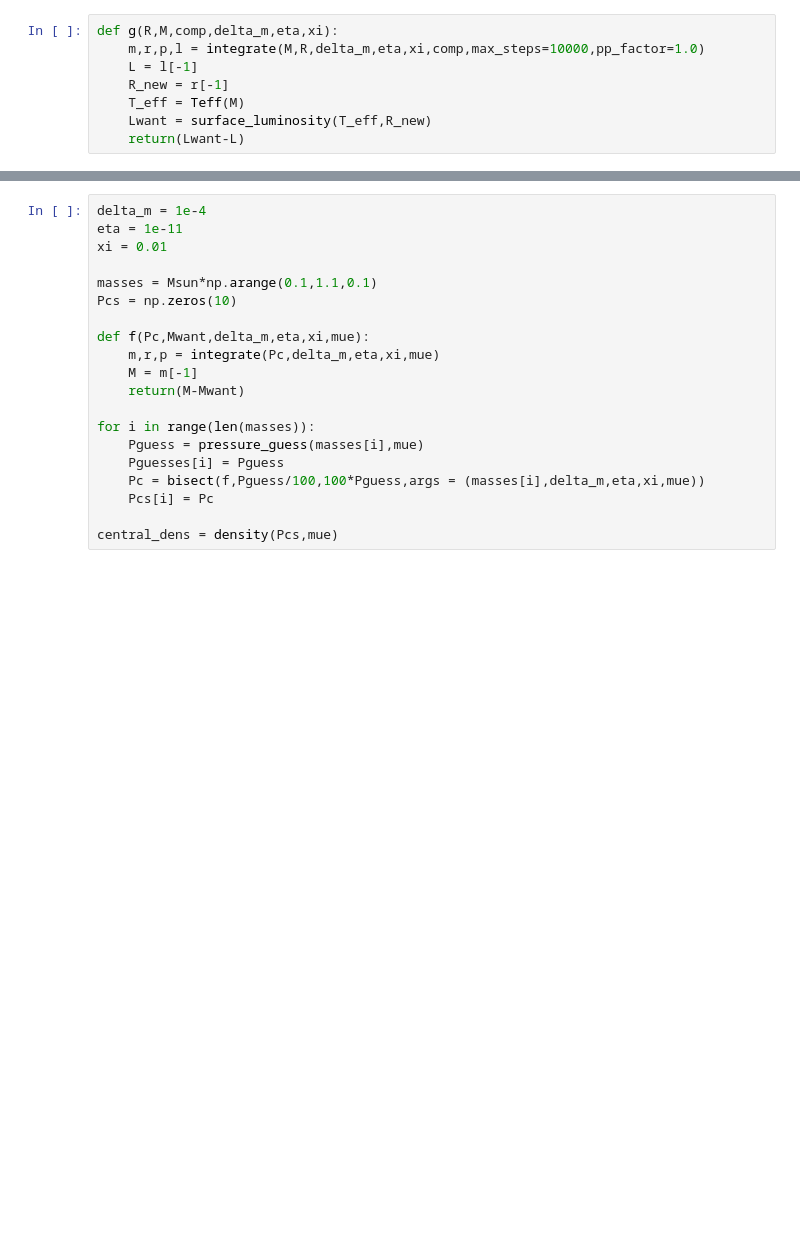
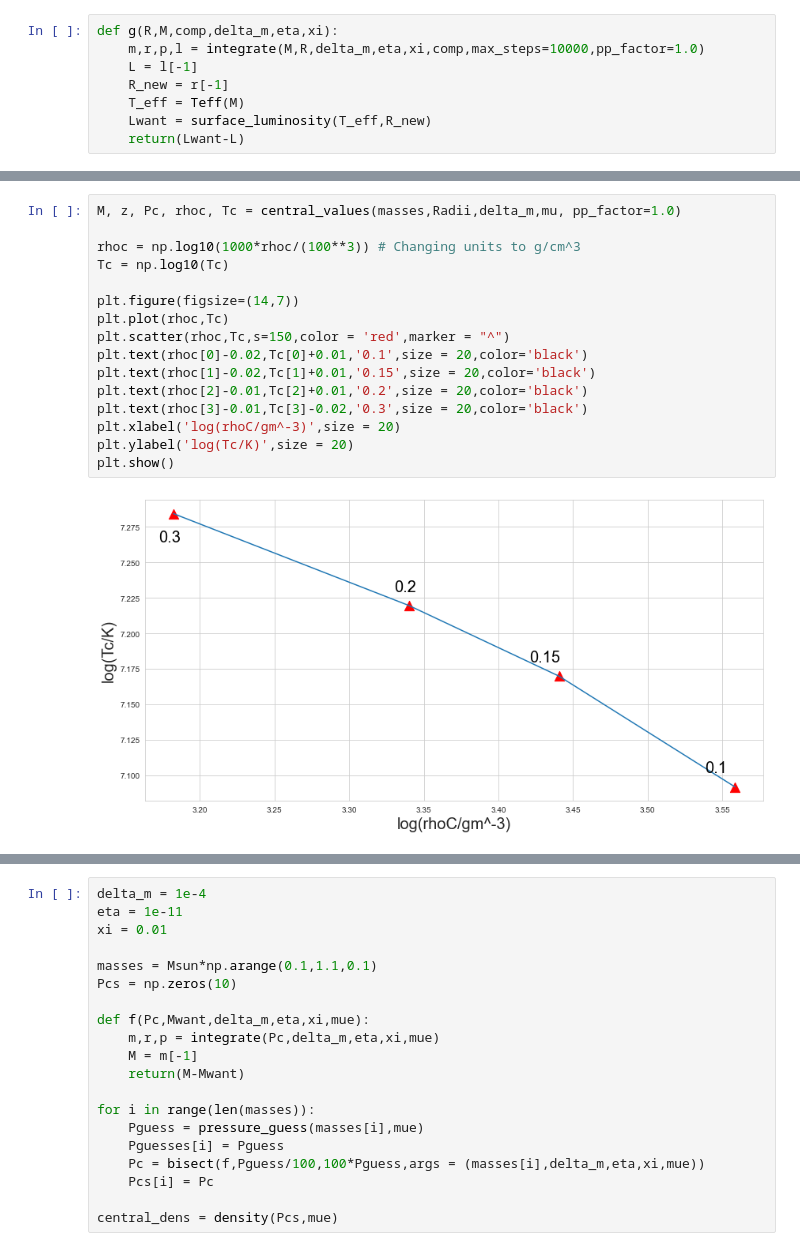
Before and after one commit to AriAtari/AST_Final_Project, a Jupyter notebook: Computational_Project_3.ipynb, the cells around one changed output, grey strips where cells are left out. Drawn from its saved outputs; the diff is of its cells as text; blank space fills up the shorter version.

```diff
--- a/Computational_Project_3.ipynb
+++ b/Computational_Project_3.ipynb
@@ -88,0 +92,18 @@ Text(3.4471580313422194, -2.418600928624722, '0.1')
+# %%
+M, z, Pc, rhoc, Tc = central_values(masses,Radii,delta_m,mu, pp_factor=1.0)
+
+rhoc = np.log10(1000*rhoc/(100**3)) # Changing units to g/cm^3
+Tc = np.log10(Tc)
+
+plt.figure(figsize=(14,7))
+plt.plot(rhoc,Tc)
+plt.scatter(rhoc,Tc,s=150,color = 'red',marker = "^")
+plt.text(rhoc[0]-0.02,Tc[0]+0.01,'0.1',size = 20,color='black')
+plt.text(rhoc[1]-0.02,Tc[1]+0.01,'0.15',size = 20,color='black')
+plt.text(rhoc[2]-0.01,Tc[2]+0.01,'0.2',size = 20,color='black')
+plt.text(rhoc[3]-0.01,Tc[3]-0.02,'0.3',size = 20,color='black')
+plt.xlabel('log(rhoC/gm^-3)',size = 20)
+plt.ylabel('log(Tc/K)',size = 20)
+plt.show()
+# %% [output]
+[figure, added]
```
Also changed, not shown: parts of 14 cells of this notebook, 1 other file.
